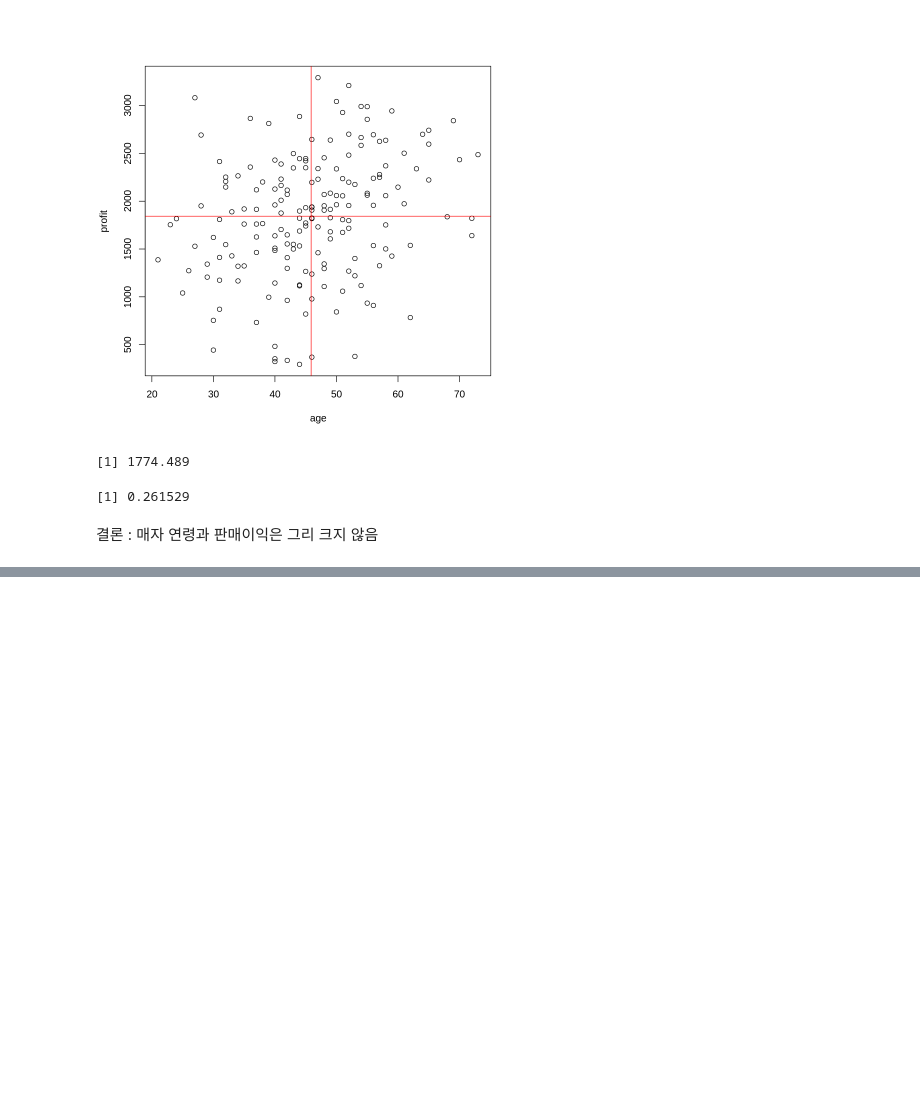
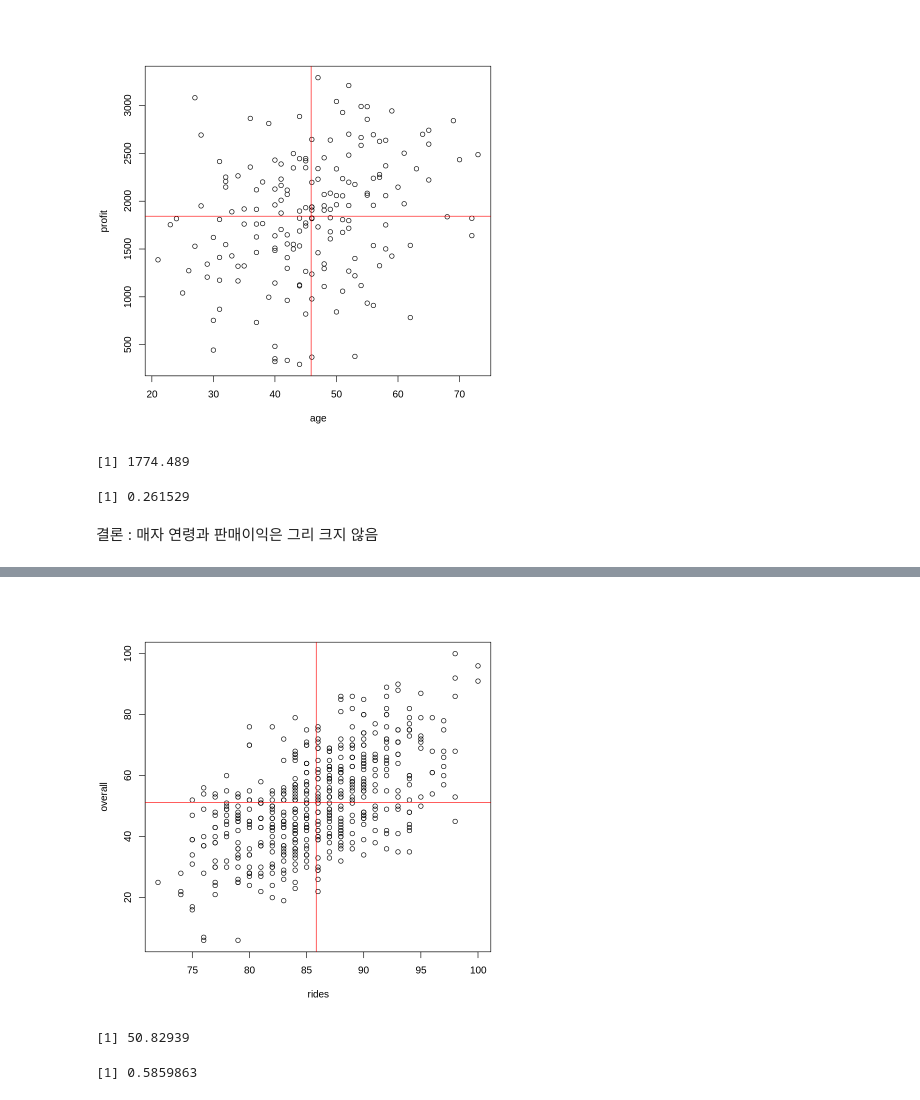
Before and after one commit to gyujin0450/Rstudy, a Jupyter notebook: R14_002.ipynb, the cells around one changed output, grey strips where cells are left out. Drawn from its saved outputs; the diff is of its cells as text; code cells hidden in the pictures; blank space fills up the shorter version.

```diff
--- a/R14_002.ipynb
+++ b/R14_002.ipynb
@@ -128,3 +128,9 @@ cor(age, profit) # 0.3 ~ 0.1 : 약한 양의 상관관계 있음
 [1] 0.261529
 # %% [markdown]
 결론 : 매자 연령과 판매이익은 그리 크지 않음
+# %%
+# ex) 놀이동산parks 데이터를 이용해서
+# 놀이기구rides와 전체 만족도의 상관관계를 분석하시오
+
+parks <- read.csv('https://raw.githubusercontent.com/siestageek/datasets/master/csv/parks.csv')
+head(parks)
@@ -130,0 +159,17 @@ cor(age, profit) # 0.3 ~ 0.1 : 약한 양의 상관관계 있음
+# %%
+rides <- parks$rides
+overall <- parks$overall
+# %%
+plot(rides, overall)
+abline(v = mean(rides), col = 'red')
+abline(h = mean(overall), col = 'red')
+# %% [output]
+[figure, added]
+# %%
+cov(rides, overall)
+# %% [output]
+[1] 50.82939
+# %%
+cor(rides, overall)cor(rides, overall) # 0.7 ~ 0.3 : 강한 양의 상관관계 있음
+# %% [output]
+[1] 0.5859863
```
Also changed, not shown: parts of 20 cells of this notebook.
